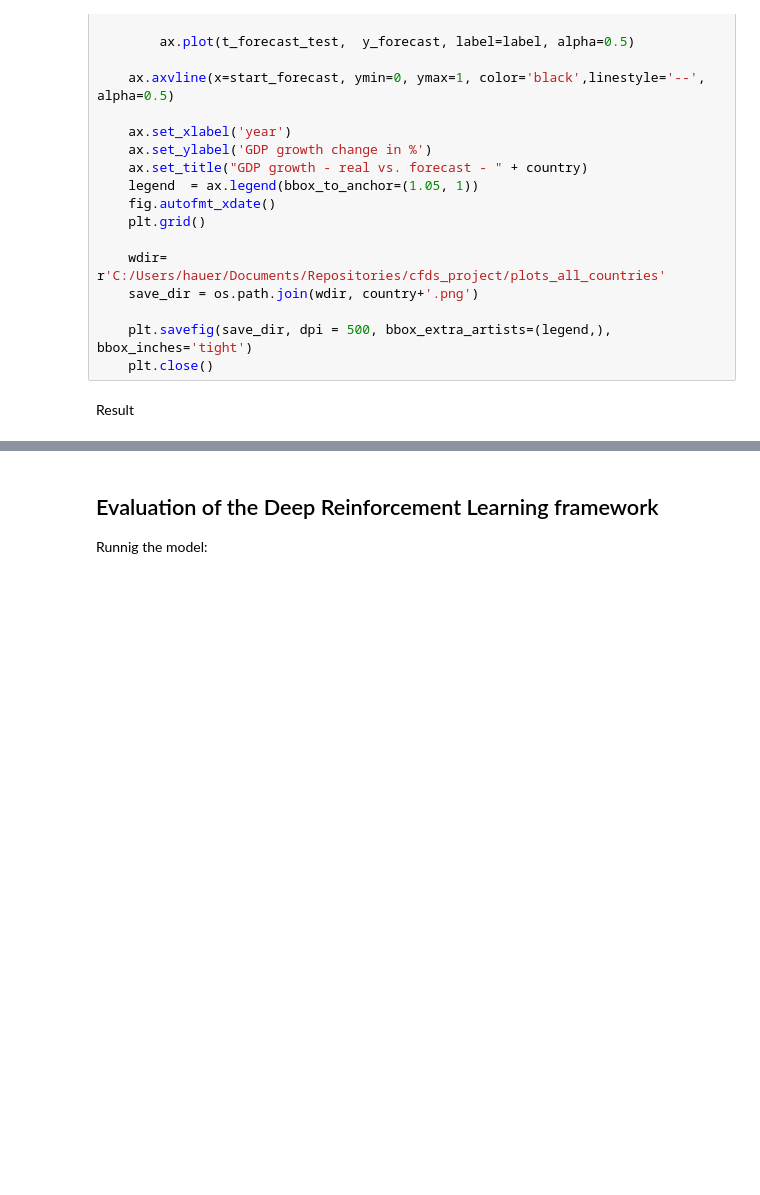
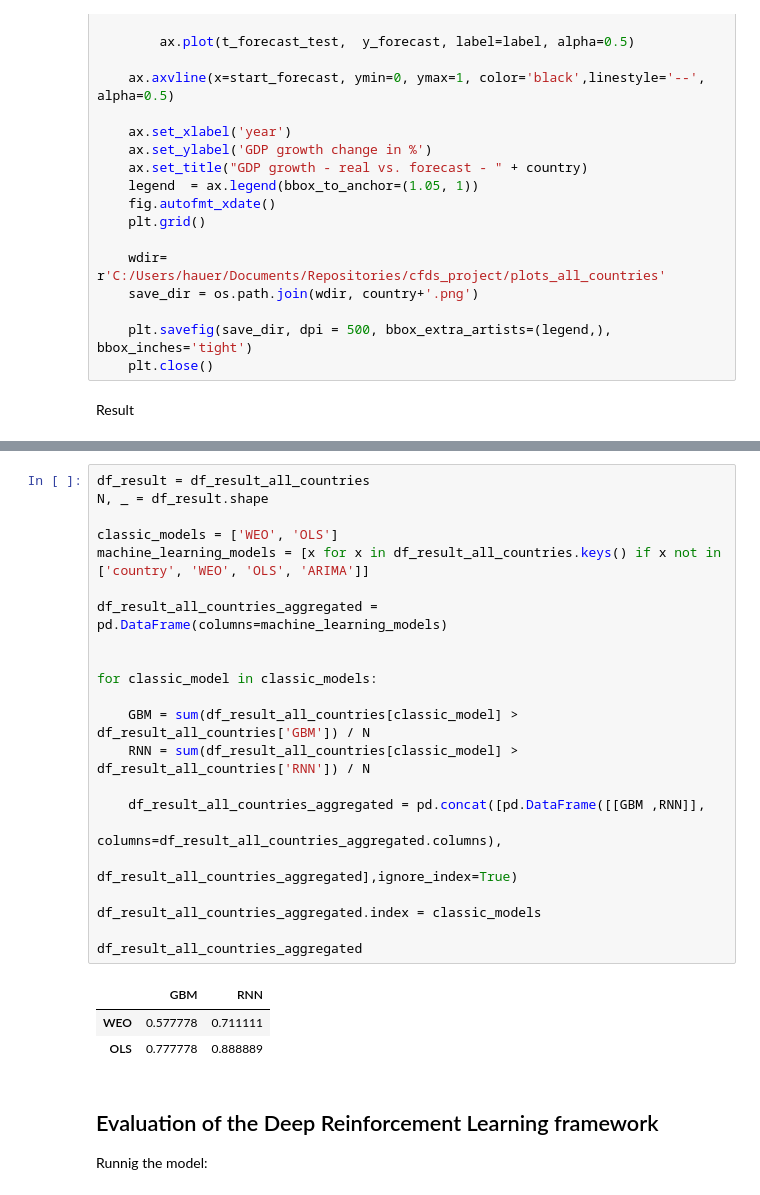
Before and after one commit to felix-ha/cfds_project, a Jupyter notebook: 01_project_notebook.ipynb, the cells around one changed output, grey strips where cells are left out. Saved outputs shown, nothing was run; the diff lists cells and outputs as text; blank space fills up the shorter version.

```diff
--- a/01_project_notebook.ipynb
+++ b/01_project_notebook.ipynb
@@ -1896,3 +1873,29 @@ df_result_all_countries
+# %%
+df_result = df_result_all_countries
+N, _ = df_result.shape
+
+classic_models = ['WEO', 'OLS']
+machine_learning_models = [x for x in df_result_all_countries.keys() if x not in ['country', 'WEO', 'OLS', 'ARIMA']]
+
+df_result_all_countries_aggregated = pd.DataFrame(columns=machine_learning_models)
+
+
+for classic_model in classic_models:
+
+    GBM = sum(df_result_all_countries[classic_model] > df_result_all_countries['GBM']) / N
+    RNN = sum(df_result_all_countries[classic_model] > df_result_all_countries['RNN']) / N
+
+    df_result_all_countries_aggregated = pd.concat([pd.DataFrame([[GBM ,RNN]],
+                                                         columns=df_result_all_countries_aggregated.columns),
+                                            df_result_all_countries_aggregated],ignore_index=True)
+
+df_result_all_countries_aggregated.index = classic_models
+
+df_result_all_countries_aggregated
+# %% [output]
+|  | GBM | RNN |
+| WEO | 0.577778 | 0.711111 |
+| OLS | 0.777778 | 0.888889 |
 # %% [markdown]
 ## Evaluation of the Deep Reinforcement Learning framework
 
```
Also changed, not shown: parts of 24 cells of this notebook.
